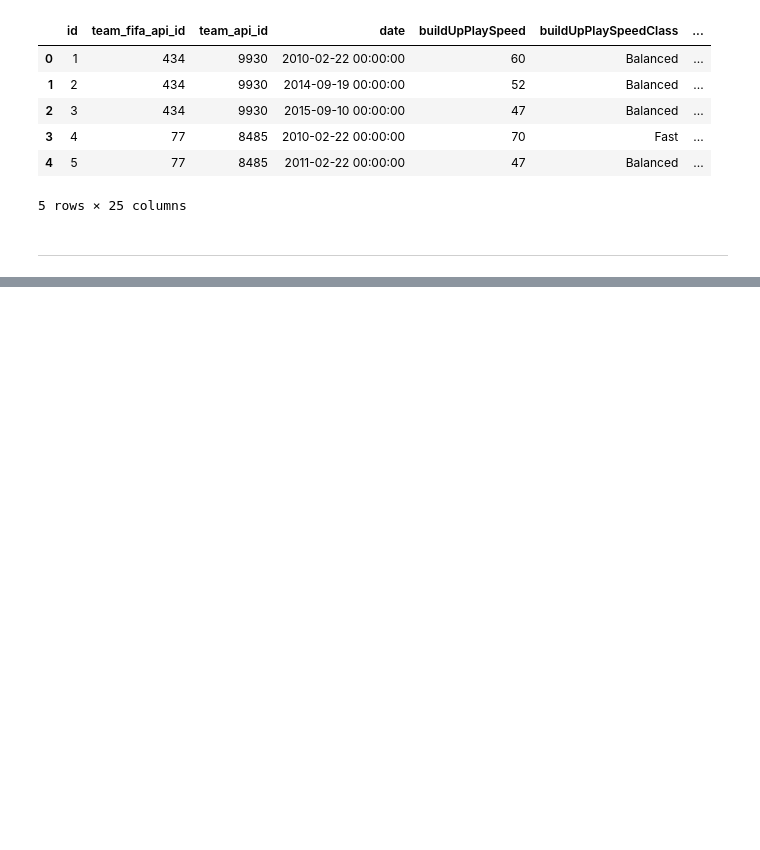
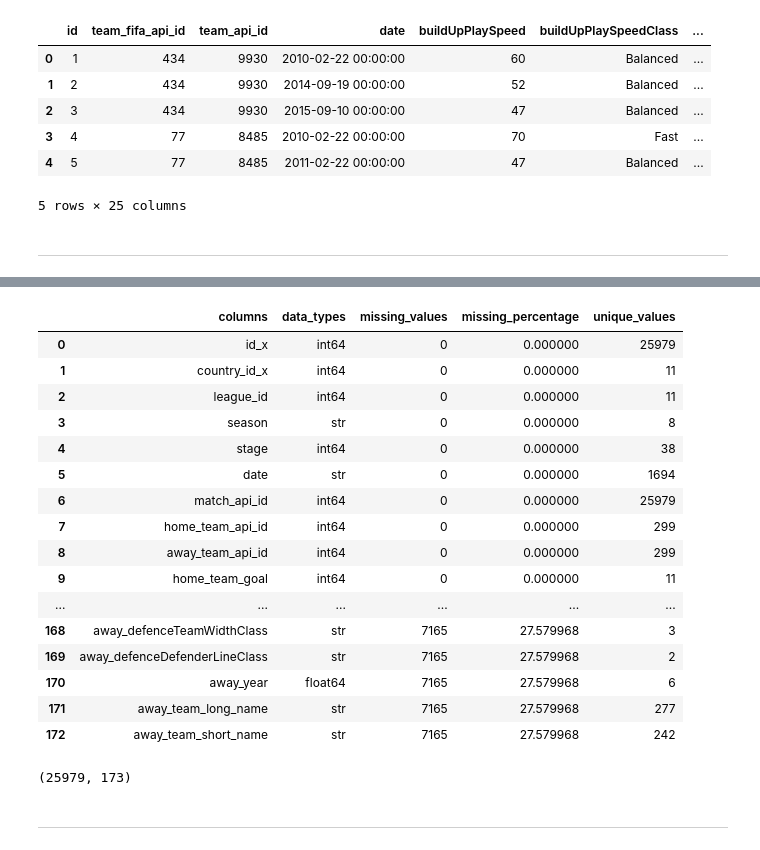
Before and after one commit to Aalli-Talpur/football-match-outcome-prediction, a Jupyter notebook: Notebook/02_Joined_Data_EDA.ipynb, the cells around one changed output, grey strips where cells are left out. Cells and saved outputs as stored; diff of their text form; code cells hidden in the pictures; blank space fills up the shorter version.

Commit message:
Add final merged dataset and data profile

```diff
--- a/Notebook/02_Joined_Data_EDA.ipynb
+++ b/Notebook/02_Joined_Data_EDA.ipynb
@@ -61,0 +81,37 @@ team_attributes_df.head()
+# %%
+home_team_data = home_team_data.add_prefix("home_")
+away_team_data = away_team_data.add_prefix("away_")
+# %%
+data = data.merge(home_team_data, left_on=["home_team_api_id","year"], right_on=["home_team_api_id", "home_year"], how='left', validate="m:m")
+# %%
+data = data.merge(away_team_data, left_on=["away_team_api_id","year"], right_on=["away_team_api_id","away_year"], how='left', validate="m:m")
+# %%
+data_profile = pd.DataFrame({
+    "columns":data.columns,
+    "data_types":data.dtypes.values,
+    "missing_values":data.isna().sum().values,
+    "missing_percentage":(data.isna().mean()*100).values,
+    "unique_values":data.nunique().values
+})
+# %%
+pd.set_option("display.max_columns", None)
+pd.set_option("display.max_rows", None)
+data_profile
+# %% [output]
+|  | columns | data_types | missing_values | missing_percentage | unique_values |
+| 0 | id_x | int64 | 0 | 0.000000 | 25979 |
+| 1 | country_id_x | int64 | 0 | 0.000000 | 11 |
+| 2 | league_id | int64 | 0 | 0.000000 | 11 |
+| 3 | season | str | 0 | 0.000000 | 8 |
+| 4 | stage | int64 | 0 | 0.000000 | 38 |
+| 5 | date | str | 0 | 0.000000 | 1694 |
+| 6 | match_api_id | int64 | 0 | 0.000000 | 25979 |
+| 7 | home_team_api_id | int64 | 0 | 0.000000 | 299 |
+| 8 | away_team_api_id | int64 | 0 | 0.000000 | 299 |
+| 9 | home_team_goal | int64 | 0 | 0.000000 | 11 |
+| ... | ... | ... | ... | ... | ... |
+| 168 | away_defenceTeamWidthClass | str | 7165 | 27.579968 | 3 |
+| 169 | away_defenceDefenderLineClass | str | 7165 | 27.579968 | 2 |
+| 170 | away_year | float64 | 7165 | 27.579968 | 6 |
+| 171 | away_team_long_name | str | 7165 | 27.579968 | 277 |
+| 172 | away_team_short_name | str | 7165 | 27.579968 | 242 |
@@ -61,0 +121,6 @@ team_attributes_df.head()
+# %%
+data.shape
+# %% [output]
+(25979, 173)
+# %% [markdown]
+---
```
Also changed, not shown: parts of 10 cells of this notebook, 3 other files.
